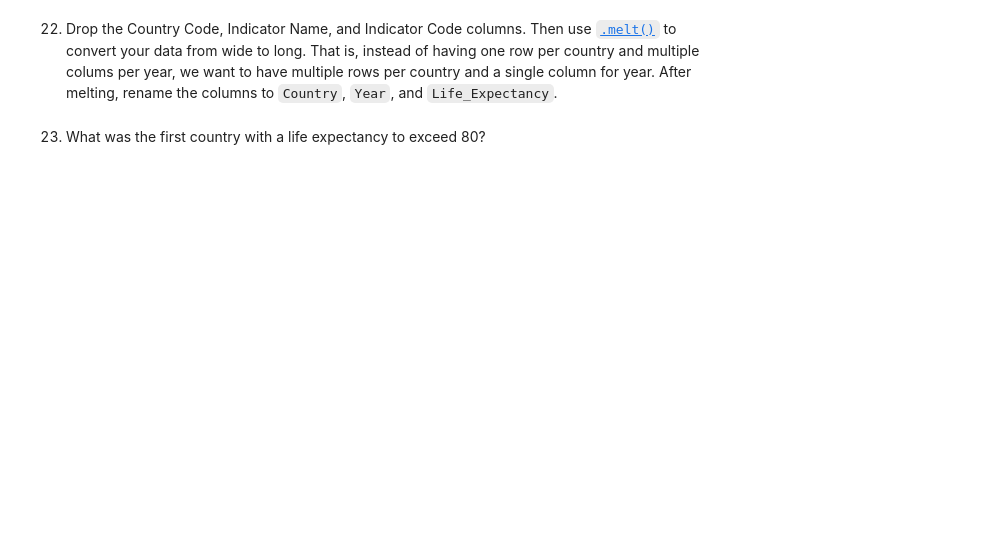
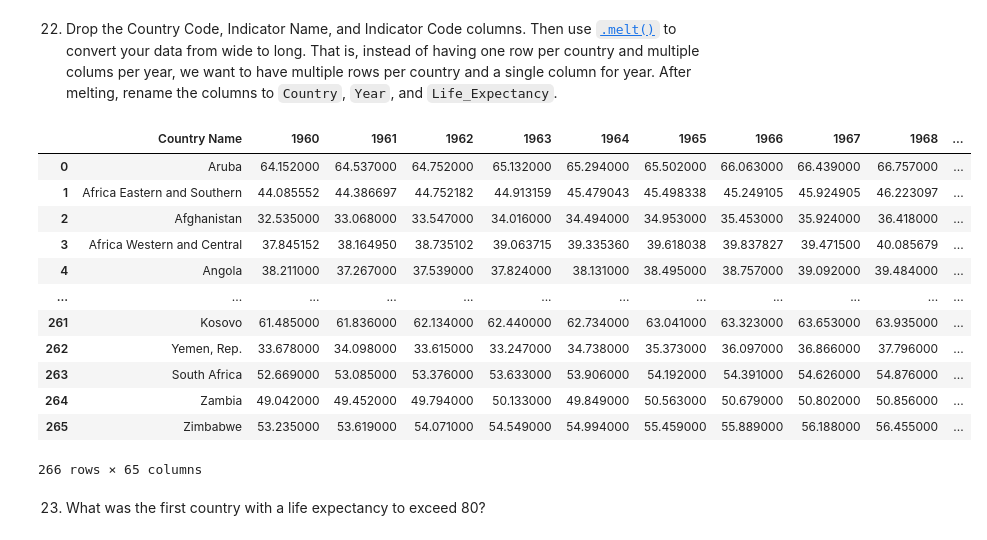
Before and after one commit to KagonDeans/un-exploration-KagonDeans, a Jupyter notebook: notebooks/UN_Data_Exploration.ipynb, the cells around one changed output. Saved outputs shown, nothing was run; the diff lists cells and outputs as text; code cells hidden in the pictures; blank space fills up the shorter version.

```diff
--- a/notebooks/UN_Data_Exploration.ipynb
+++ b/notebooks/UN_Data_Exploration.ipynb
@@ -591,3 +591,5 @@ sns.boxplot(y = gdp_2018_continent[2018], x = gdp_2018_continent['Continent'])
 [figure]
 # %% [markdown]
 21. Download the full csv containing Life expectancy at birth, total (years) from [https://data.worldbank.org/indicator/SP.DYN.LE00.IN?name_desc=false](https://data.worldbank.org/indicator/SP.DYN.LE00.IN?name_desc=false). Read this data into a DataFrame named `life_expectancy`. Note: When reading this dataset it, you may encounter an error. Modify your `read_csv` call to correc this without modifying the original csv file.
+# %%
+life_expectancy = pd.read_csv('../data/API_SP.DYN.LE00.IN_DS2_en_csv_v2_5871609.csv', skiprows = 4)
@@ -594,2 +612,20 @@ sns.boxplot(y = gdp_2018_continent[2018], x = gdp_2018_continent['Continent'])
 # %% [markdown]
  22. Drop the Country Code, Indicator Name, and Indicator Code columns. Then use [`.melt()`](https://pandas.pydata.org/docs/reference/api/pandas.melt.html) to convert your data from wide to long. That is, instead of having one row per country and multiple colums per year, we want to have multiple rows per country and a single column for year. After melting, rename the columns to `Country`, `Year`, and `Life_Expectancy`.
+# %%
+life_expectancy = life_expectancy.drop(columns = ['Country Code', 'Indicator Name', 'Indicator Code'])
+# %%
+life_expectancy
+# %% [output]
+|  | Country Name | 1960 | 1961 | 1962 | 1963 | 1964 | 1965 | 1966 | 1967 | 1968 | ... |
+| 0 | Aruba | 64.152000 | 64.537000 | 64.752000 | 65.132000 | 65.294000 | 65.502000 | 66.063000 | 66.439000 | 66.757000 | ... |
+| 1 | Africa Eastern and Southern | 44.085552 | 44.386697 | 44.752182 | 44.913159 | 45.479043 | 45.498338 | 45.249105 | 45.924905 | 46.223097 | ... |
+| 2 | Afghanistan | 32.535000 | 33.068000 | 33.547000 | 34.016000 | 34.494000 | 34.953000 | 35.453000 | 35.924000 | 36.418000 | ... |
+| 3 | Africa Western and Central | 37.845152 | 38.164950 | 38.735102 | 39.063715 | 39.335360 | 39.618038 | 39.837827 | 39.471500 | 40.085679 | ... |
+| 4 | Angola | 38.211000 | 37.267000 | 37.539000 | 37.824000 | 38.131000 | 38.495000 | 38.757000 | 39.092000 | 39.484000 | ... |
+| ... | ... | ... | ... | ... | ... | ... | ... | ... | ... | ... | ... |
+| 261 | Kosovo | 61.485000 | 61.836000 | 62.134000 | 62.440000 | 62.734000 | 63.041000 | 63.323000 | 63.653000 | 63.935000 | ... |
+| 262 | Yemen, Rep. | 33.678000 | 34.098000 | 33.615000 | 33.247000 | 34.738000 | 35.373000 | 36.097000 | 36.866000 | 37.796000 | ... |
+| 263 | South Africa | 52.669000 | 53.085000 | 53.376000 | 53.633000 | 53.906000 | 54.192000 | 54.391000 | 54.626000 | 54.876000 | ... |
+| 264 | Zambia | 49.042000 | 49.452000 | 49.794000 | 50.133000 | 49.849000 | 50.563000 | 50.679000 | 50.802000 | 50.856000 | ... |
+| 265 | Zimbabwe | 53.235000 | 53.619000 | 54.071000 | 54.549000 | 54.994000 | 55.459000 | 55.889000 | 56.188000 | 56.455000 | ... |
+266 rows × 65 columns
```
Also changed, not shown: parts of 11 cells of this notebook.
